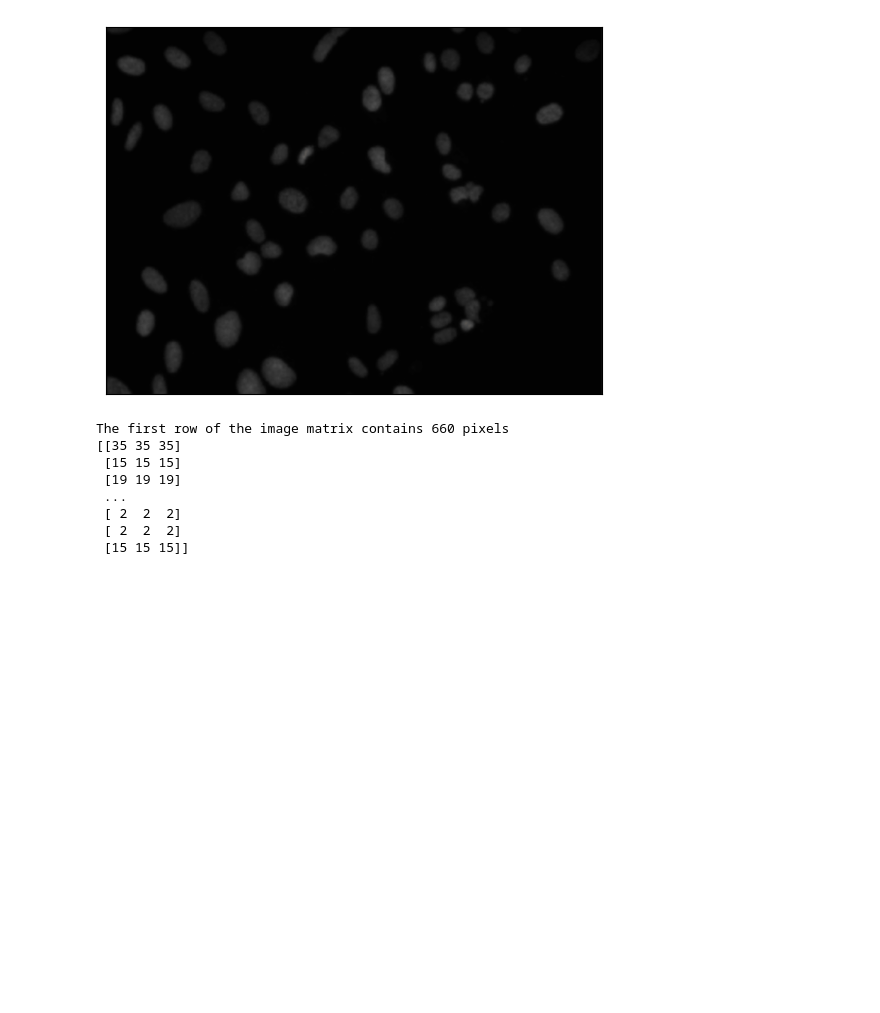
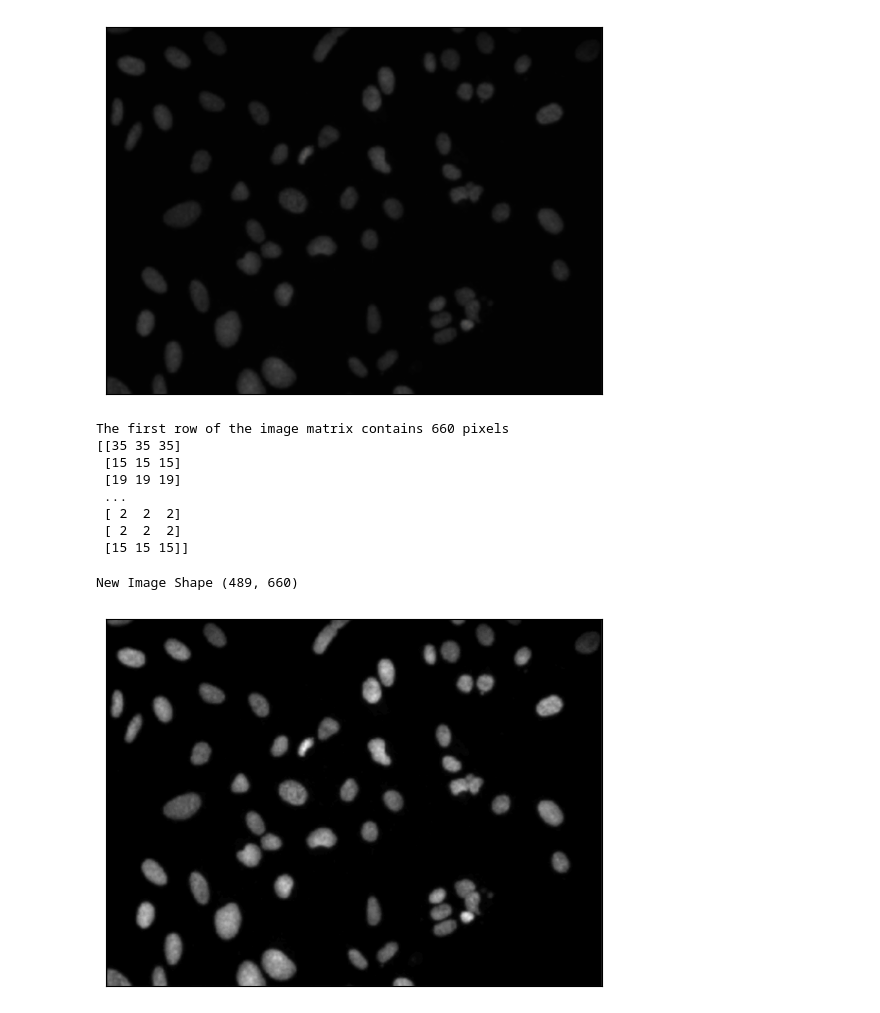
Before and after one commit to Omkar-Gavali/Image-Processing-Using-Machine-Learning, a Jupyter notebook: main.ipynb, the cells around one changed output. Cells and saved outputs as stored; diff of their text form; code cells hidden in the pictures; blank space fills up the shorter version.

Commit message:
removing colour and background

```diff
--- a/main.ipynb
+++ b/main.ipynb
@@ -71,3 +71,15 @@ The first row of the image matrix contains 660 pixels
  [ 2  2  2]
  [ 2  2  2]
  [15 15 15]]
+# %%
+#To transform the colourspace from BGR to grayscale so as to make things simpler
+grayimg = cv2.cvtColor(bgrimg,cv2.COLOR_BGR2GRAY)
+# %%
+#To plot the image
+plt.imshow(grayimg,cmap='gray') #cmap has been used as matplotlib uses some default colormap to plot grayscale images
+plt.xticks([]) #To get rid of the x-ticks and y-ticks on the image axis
+plt.yticks([])
+print('New Image Shape',grayimg.shape)
+# %% [output]
+New Image Shape (489, 660)
+[figure, added]
```
Also changed, not shown: parts of 6 cells of this notebook.
